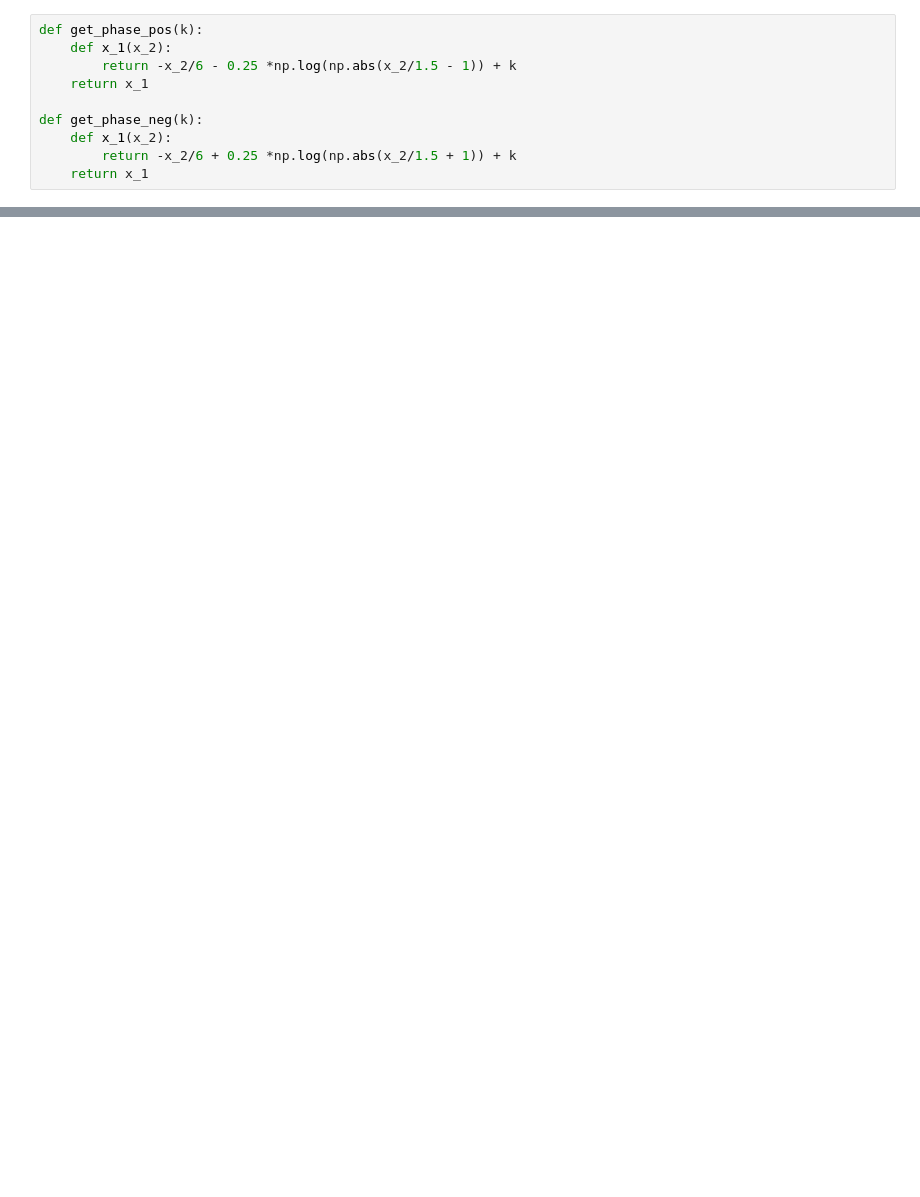
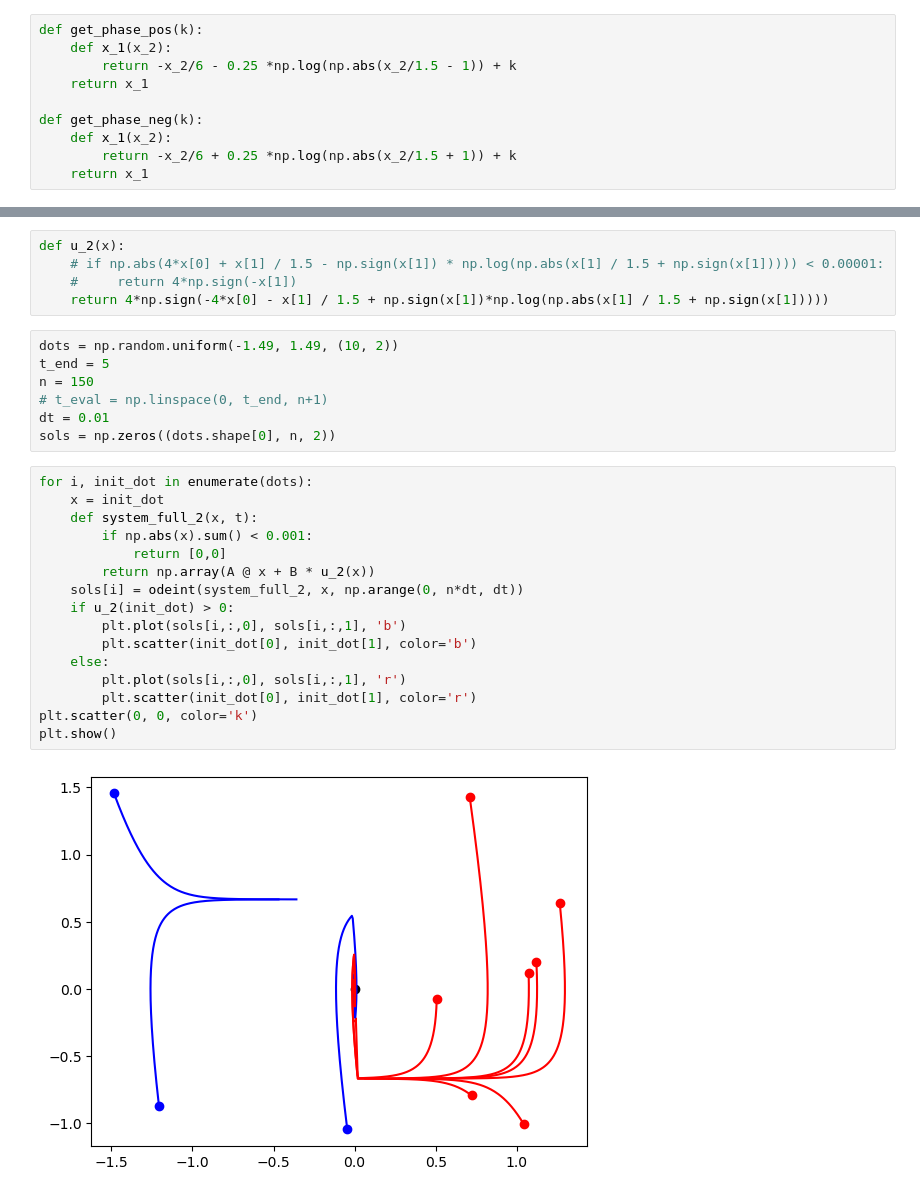
Before and after one commit to ravilkooo/met_opt, a Jupyter notebook: prac-7/Task.ipynb, the cells around one changed output, grey strips where cells are left out. Drawn from its saved outputs; the diff is of its cells as text; blank space fills up the shorter version.

```diff
--- a/prac-7/Task.ipynb
+++ b/prac-7/Task.ipynb
@@ -162,0 +182,30 @@ plt.show()
+# %%
+def u_2(x):
+    # if np.abs(4*x[0] + x[1] / 1.5 - np.sign(x[1]) * np.log(np.abs(x[1] / 1.5 + np.sign(x[1])))) < 0.00001:
+    #     return 4*np.sign(-x[1])
+    return 4*np.sign(-4*x[0] - x[1] / 1.5 + np.sign(x[1])*np.log(np.abs(x[1] / 1.5 + np.sign(x[1]))))
+# %%
+dots = np.random.uniform(-1.49, 1.49, (10, 2))
+t_end = 5
+n = 150
+# t_eval = np.linspace(0, t_end, n+1)
+dt = 0.01
+sols = np.zeros((dots.shape[0], n, 2))
+# %%
+for i, init_dot in enumerate(dots):
+    x = init_dot
+    def system_full_2(x, t):
+        if np.abs(x).sum() < 0.001:
+            return [0,0]
+        return np.array(A @ x + B * u_2(x))
+    sols[i] = odeint(system_full_2, x, np.arange(0, n*dt, dt))
+    if u_2(init_dot) > 0:
+        plt.plot(sols[i,:,0], sols[i,:,1], 'b')
+        plt.scatter(init_dot[0], init_dot[1], color='b')
+    else:
+        plt.plot(sols[i,:,0], sols[i,:,1], 'r')
+        plt.scatter(init_dot[0], init_dot[1], color='r')
+plt.scatter(0, 0, color='k')
+plt.show()
+# %% [output]
+[figure, added]
```
Also changed, not shown: parts of 7 cells of this notebook.
